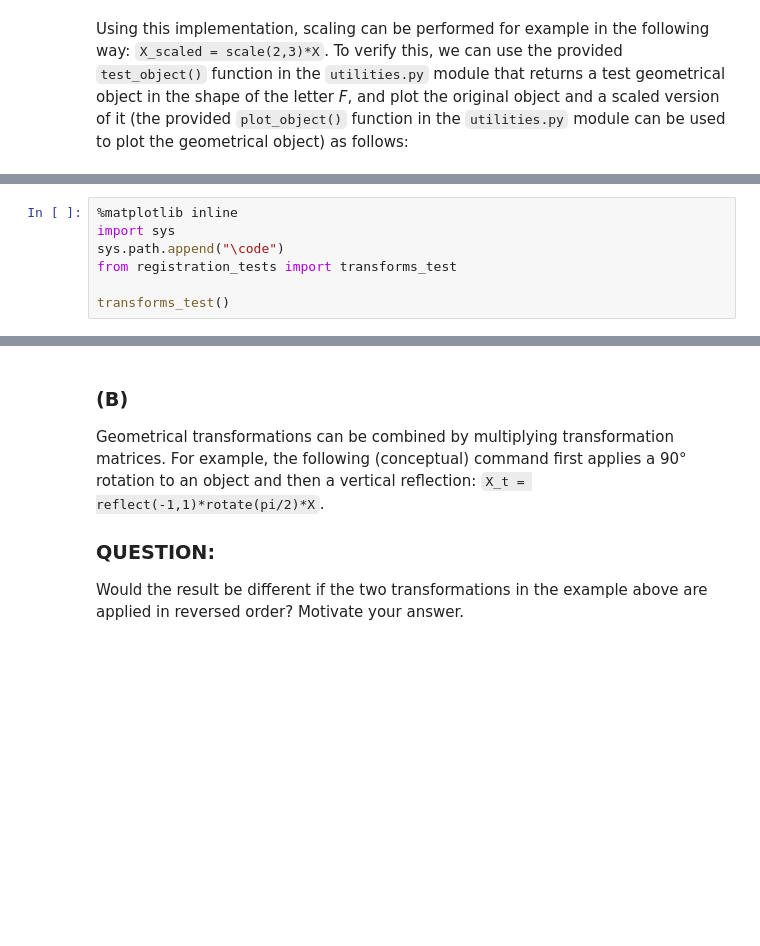
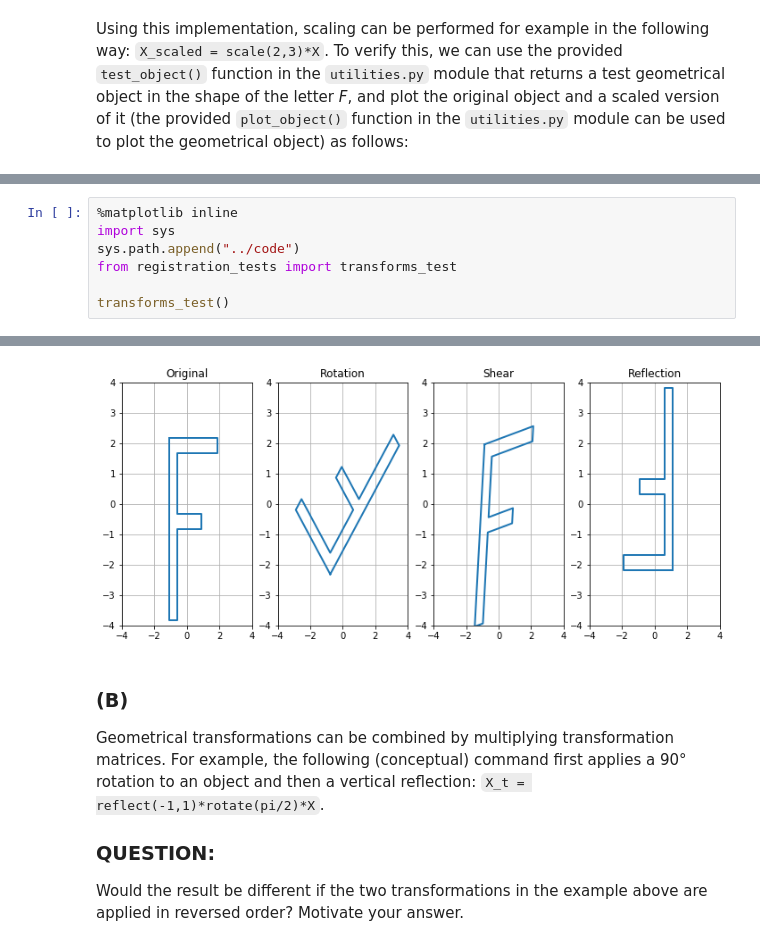
Before and after one commit to missweirdo/8dc00-mia, a Jupyter notebook: notebooks/registration_exercise_1.ipynb, the cells around one changed output, grey strips where cells are left out. Cells and saved outputs as stored; diff of their text form; blank space fills up the shorter version.

```diff
--- a/notebooks/registration_exercise_1.ipynb
+++ b/notebooks/registration_exercise_1.ipynb
@@ -34,7 +53,7 @@ Implement functions that return transformation matrices for 2D rotation, shearin
 # %%
 %matplotlib inline
 import sys
-sys.path.append("\code")
+sys.path.append("../code")
 from registration_tests import transforms_test
 
 transforms_test()
@@ -43,3 +61,4 @@ SyntaxError: (unicode error) 'unicodeescape' codec can't decode bytes in positio
+[figure, added]
 # %% [markdown]
 ### (B)
 Geometrical transformations can be combined by multiplying transformation matrices. For example, the following (conceptual) command first applies a 90° rotation to an object and then a vertical reflection: `X_t = reflect(-1,1)*rotate(pi/2)*X`.
```
Also changed, not shown: parts of 10 cells of this notebook, 7 other files.
